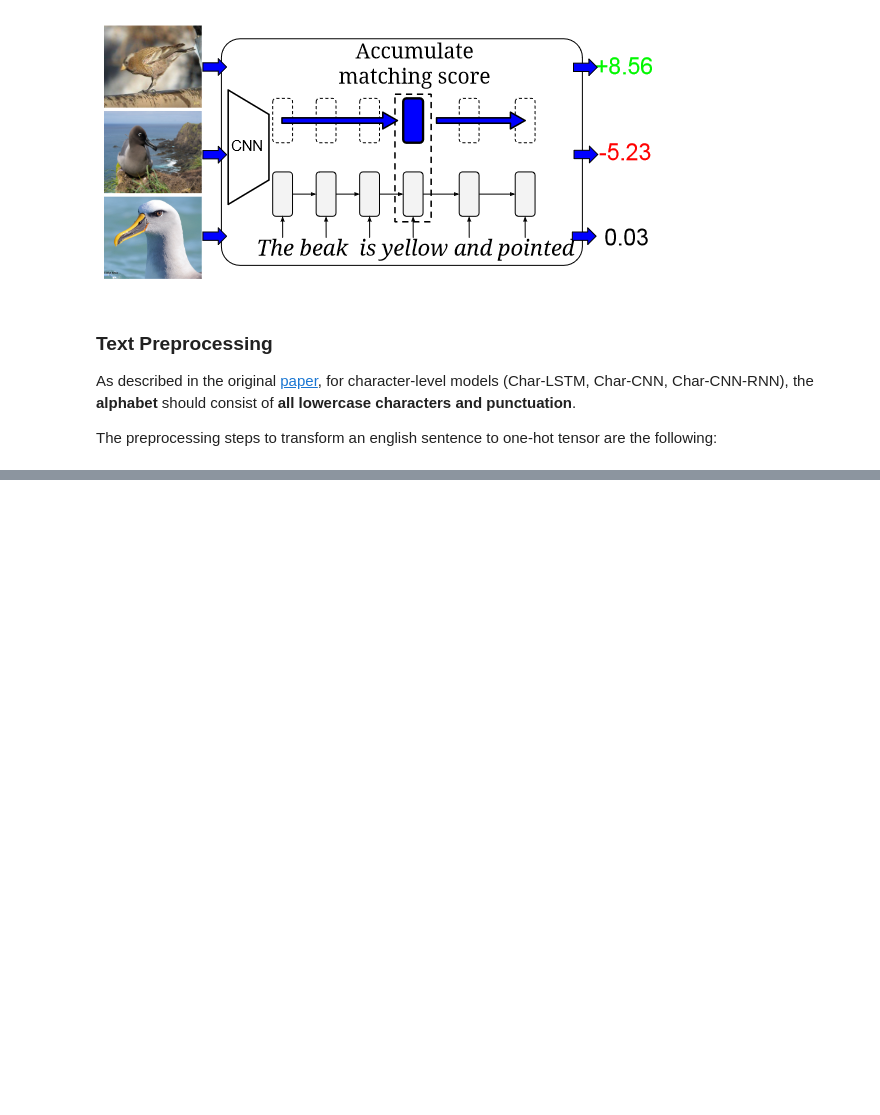
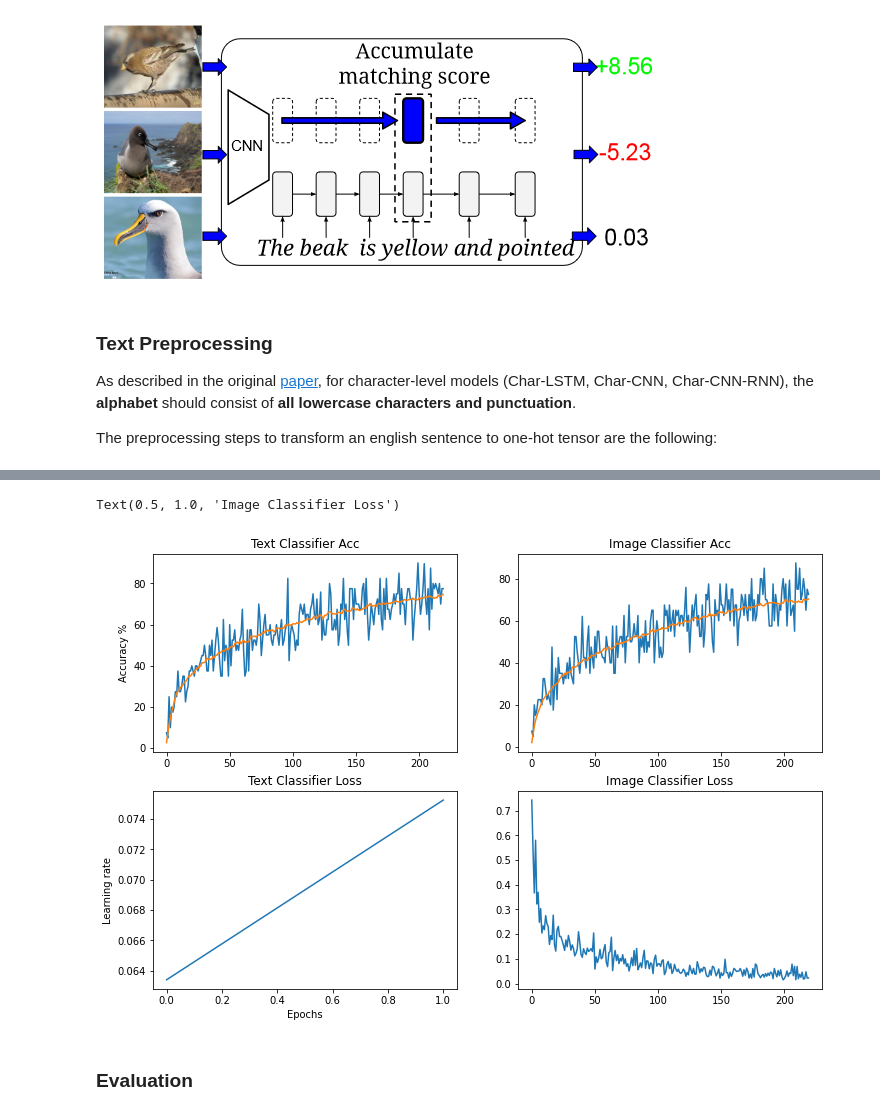
Before and after one commit to bojito/text-to-image-synthesis, a Jupyter notebook: 1_Text_Embed.ipynb, the cells around one changed output, grey strips where cells are left out. Drawn from its saved outputs; the diff is of its cells as text; code cells hidden in the pictures; blank space fills up the shorter version.

```diff
--- a/1_Text_Embed.ipynb
+++ b/1_Text_Embed.ipynb
@@ -130,0 +240,10 @@ torch.Size([1, 1024])
+# %%
+epochs=300
+batch_size=40
+learning_rate=0.0004
+learning_rate_decay = 0.98
+print_every=100
+checkpoint_dir='./models/'
+save_file='cnn_rnn'
+
+device = 'cuda' if torch.cuda.is_available() and args.use_gpu else 'cpu'
@@ -130,0 +363,40 @@ torch.Size([1, 1024])
+# %%
+import pickle
+s_path = './models/cnn_rnn/'
+
+# with open(s_path+'train_loss1.pkl', 'rb') as f:
+#   train_loss1=pickle.load(f)
+with open(s_path+'train_loss2.pkl', 'rb') as f:
+  train_loss2=pickle.load(f)
+with open(s_path+'train_acc1.pkl', 'rb') as f:
+  train_acc1=pickle.load(f)
+with open(s_path+'train_acc2.pkl', 'rb') as f:
+  train_acc2=pickle.load(f)
+with open(s_path+'train_acc1_smooth.pkl', 'rb') as f:
+  train_acc1_smooth=pickle.load(f)
+with open(s_path+'train_acc2_smooth.pkl', 'rb') as f:
+  train_acc2_smooth=pickle.load(f)
+with open(s_path+'train_lr.pkl', 'rb') as f:
+  train_lr=pickle.load(f)
+# %%
+import matplotlib.pyplot as plt
+
+fig, axs = plt.subplots(2, 2,figsize=(12,8))
+
+axs[0, 0].plot(train_acc1)
+axs[0, 0].plot(train_acc1_smooth)
+axs[0, 0].set( ylabel='Accuracy %')
+axs[0, 0].set_title('Text Classifier Acc')
+axs[0, 1].plot(train_acc2)
+axs[0, 1].plot(train_acc2_smooth)
+axs[0, 1].set_title('Image Classifier Acc')
+axs[1, 0].plot(train_loss1)
+axs[1, 0].set_title('Text Classifier Loss')
+axs[1, 0].set(xlabel='Epochs', ylabel='Learning rate')
+axs[1, 1].plot(train_loss2)
+axs[1, 1].set_title('Image Classifier Loss')
+# %% [output]
+Text(0.5, 1.0, 'Image Classifier Loss')
+[figure, added]
+# %% [markdown]
+### Evaluation
```
Also changed, not shown: parts of 30 cells of this notebook, 16 other files.
